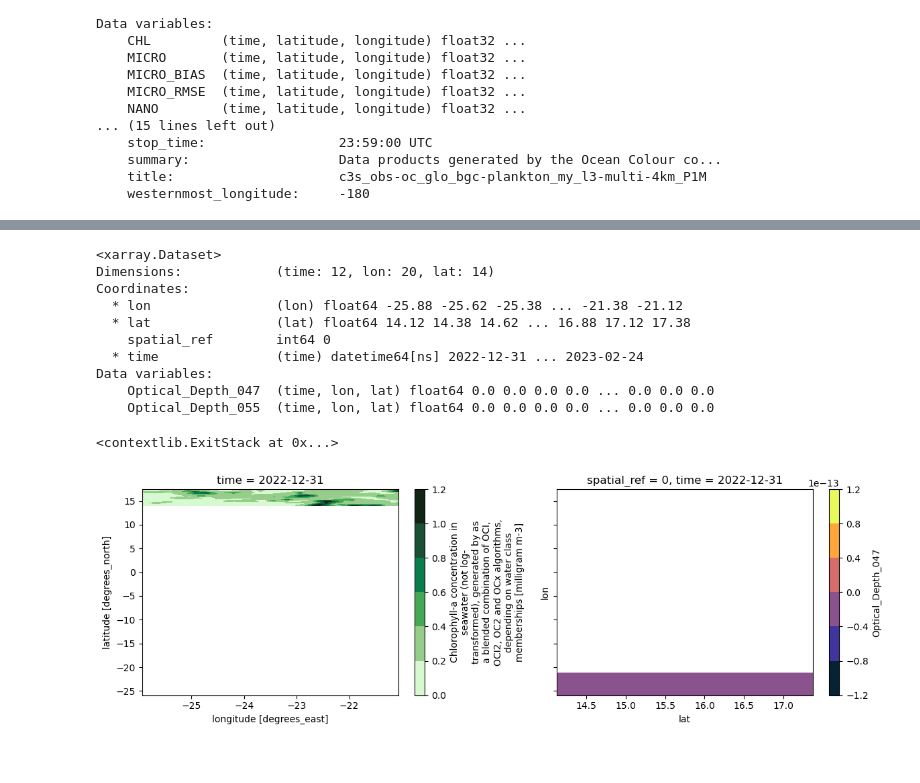
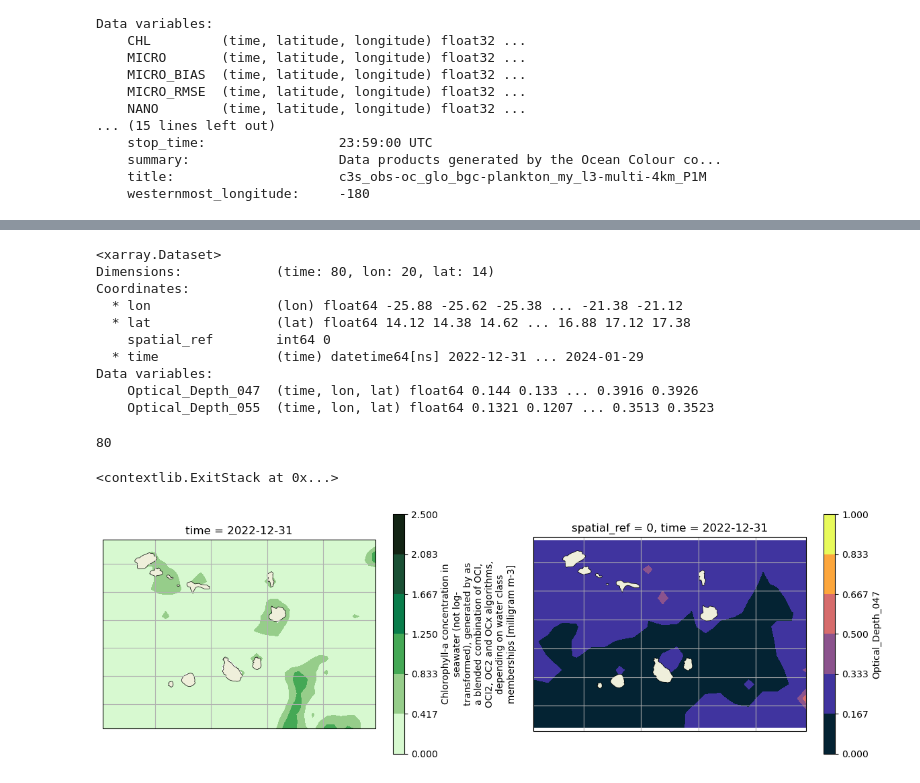
Before and after one commit to paramnav/WASCALMardata, a Jupyter notebook: notebooks/PutEverythingTogether.ipynb, the cells around one changed output, grey strips where cells are left out. Cells and saved outputs as stored; diff of their text form; code cells hidden in the pictures.

Commit message:
spatial map for the dust chl comparison

```diff
--- a/notebooks/PutEverythingTogether.ipynb
+++ b/notebooks/PutEverythingTogether.ipynb
@@ -193,7 +193,7 @@ df_east
 # %%
 lon_bds = (-26.0, -21.0)
 lat_bds = (14.0, 17.5)
-debug_max_timesteps = 20
+debug_max_timesteps = 80
 # %%
 import xarray as xr
 import pandas as pd
@@ -235,7 +239,7 @@ pn.extension()
 [interactive output not drawn]
 [interactive output not drawn]
 # %%
-#ds_dust = dust_caboverde_coarsen
+ds_dust = dust_caboverde_coarsen
 ds_dust.sel(time="2023-10-14", method ="nearest").Optical_Depth_047.plot.imshow()
 plt.show()
 # %% [output]
@@ -293,29 +297,43 @@ ds_dust = ds_dust.compute()
 ds_dust
 # %% [output]
 <xarray.Dataset>
-Dimensions:            (time: 12, lon: 20, lat: 14)
+Dimensions:            (time: 80, lon: 20, lat: 14)
 Coordinates:
   * lon                (lon) float64 -25.88 -25.62 -25.38 ... -21.38 -21.12
   * lat                (lat) float64 14.12 14.38 14.62 ... 16.88 17.12 17.38
     spatial_ref        int64 0
-  * time               (time) datetime64[ns] 2022-12-31 ... 2023-02-24
+  * time               (time) datetime64[ns] 2022-12-31 ... 2024-01-29
 Data variables:
-    Optical_Depth_047  (time, lon, lat) float64 0.0 0.0 0.0 0.0 ... 0.0 0.0 0.0
-    Optical_Depth_055  (time, lon, lat) float64 0.0 0.0 0.0 0.0 ... 0.0 0.0 0.0
+    Optical_Depth_047  (time, lon, lat) float64 0.144 0.133 ... 0.3916 0.3926
+    Optical_Depth_055  (time, lon, lat) float64 0.1321 0.1207 ... 0.3513 0.3523
 # %%
 time_slider = pn.widgets.IntSlider(name='time', start=0, end=ds_biochl.dims["time"] - 1, step=1)
+# %%
+ds_biochl.dims["time"]
+# %% [output]
+80
 # %%
 plt.ioff()
 # %% [output]
 <contextlib.ExitStack at 0x...>
 # %%
-def plot_chl_dust_for_timestep(ds_biochl=None, ds_dust=None, timestep=None):
-    fig, ax = plt.subplots(1, 2, figsize=(12, 4), sharey=True)
-    ds_biochl.isel(time=timestep).CHL.plot.contourf(ax=ax[0], cmap=cmocean.cm.algae) #, vmin=0, vmax=0.7)
-    ds_dust.isel(time=timestep).Optical_Depth_047.plot.contourf(ax=ax[1], cmap=cmocean.cm.thermal) #, vmin=20, vmax=30)
+def plot_chl_dust_for_timestep_map(ds_biochl=None, ds_dust=None, timestep=None):
+    fig, ax = plt.subplots(
+        1, 2,
+        subplot_kw={"projection": cartopy.crs.PlateCarree()},
+        figsize=(12, 4),
+        sharey=True)
+    ds_biochl.isel(time=timestep).CHL.plot.contourf(ax=ax[0], cmap=cmocean.cm.algae, vmin = 0, vmax = 2.5) #, vmin=0, vmax=0.7)
+    ds_dust.isel(time=timestep).transpose('lat', 'lon').Optical_Depth_047.plot.contourf(ax=ax[1], cmap=cmocean.cm.thermal, vmin = 0, vmax = 1) #, vmin=20, vmax=30)
+    ax[0].coastlines()
+    ax[1].coastlines()
+    ax[0].gridlines()
+    ax[1].gridlines()
+    ax[0].add_feature(cartopy.feature.LAND, zorder=100)
+    ax[1].add_feature(cartopy.feature.LAND, zorder=100)
     fig.tight_layout()
     return fig
 # %%
-plot_chl_dust_for_timestep(ds_biochl=ds_biochl, ds_dust=ds_dust, timestep=0)
+plot_chl_dust_for_timestep_map(ds_biochl=ds_biochl, ds_dust=ds_dust, timestep=0)
 # %% [output]
-[figure, old version]
+[figure, new version]
```
Also changed, not shown: parts of 12 cells of this notebook, 3 other files.
